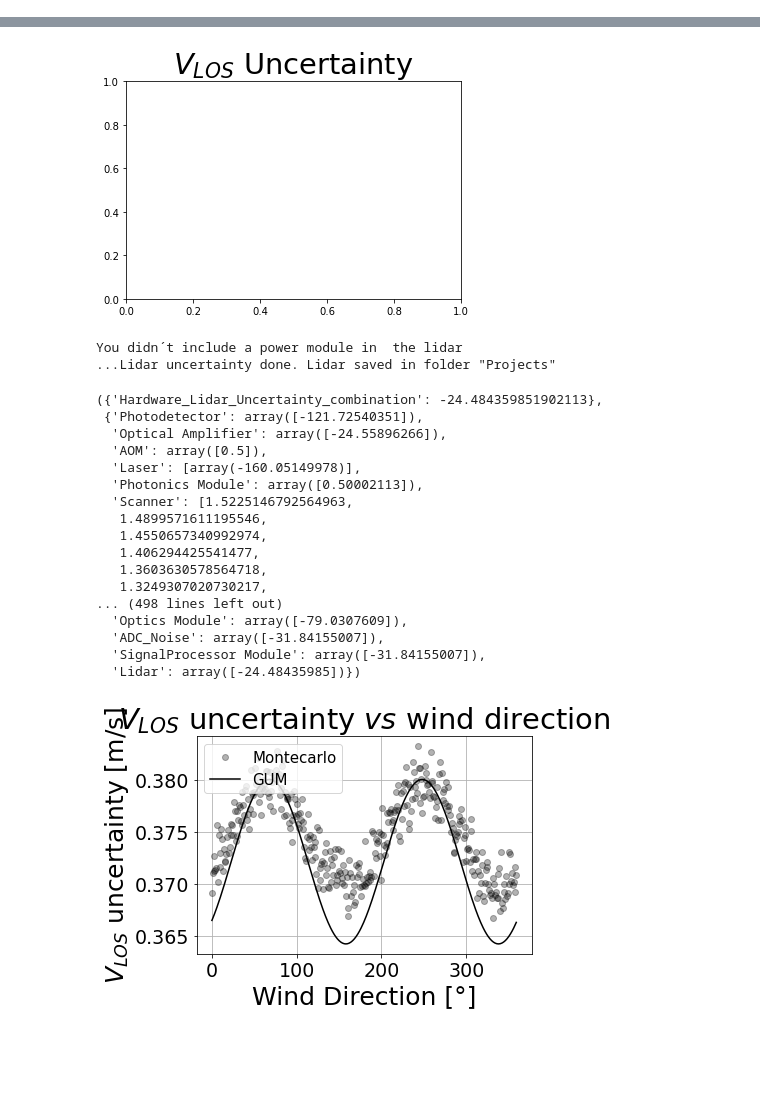
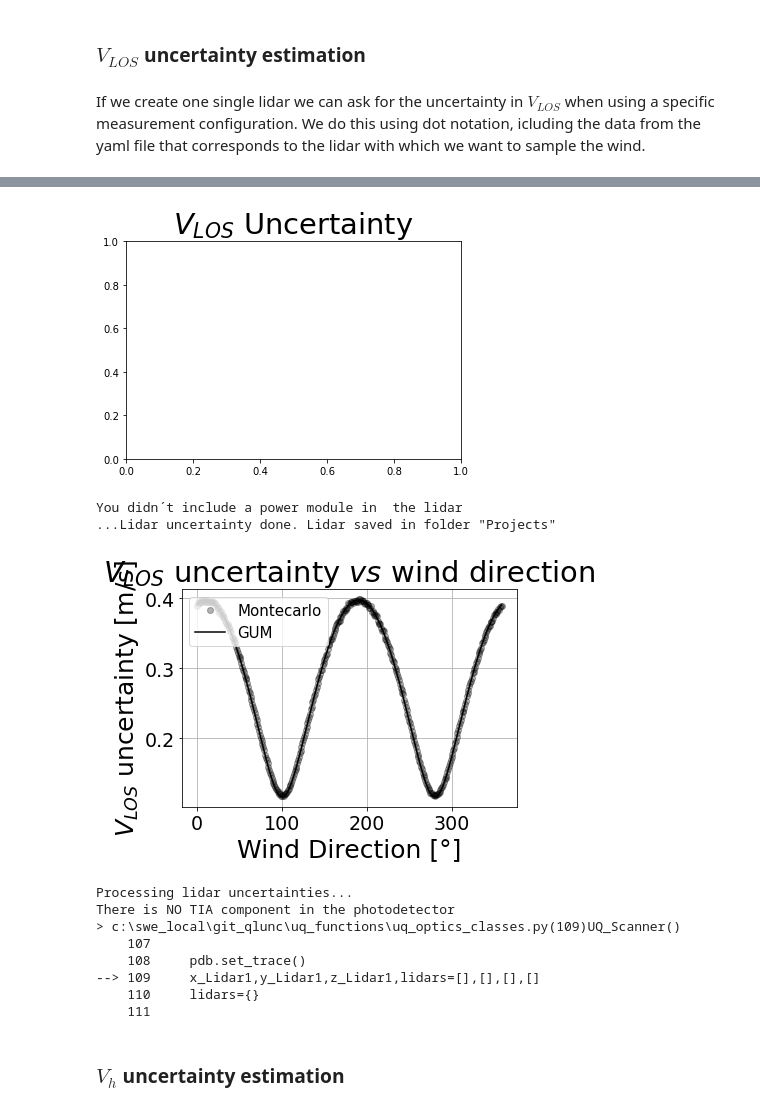
Before and after one commit to SWE-UniStuttgart/Qlunc, a Jupyter notebook: Tutorials/Tutorial2.ipynb, the cells around one changed output, grey strips where cells are left out. Saved outputs shown, nothing was run; the diff lists cells and outputs as text; code cells hidden in the pictures; blank space fills up the shorter version.

Commit message:
Tutorial2

```diff
--- a/Tutorials/Tutorial2.ipynb
+++ b/Tutorials/Tutorial2.ipynb
@@ -89,4 +72,7 @@ You didn´t include a power module in  the lidar
+# %% [markdown]
+### $V_{LOS}$  uncertainty estimation
+# %% [markdown]
+If we create one single lidar we can ask for the uncertainty in $V_{LOS}$ when using a specific measurement configuration. We do this using dot notation, icluding the data from the yaml file that corresponds to the lidar with which we want to sample the wind.
 # %%
-%run -i ./Tutorials/Qlunc_Instantiate_Tutorial2_file_2.py
-Lidar.Uncertainty(Lidar, Atmospheric_Scenario,cts,Qlunc_yaml_inputs2)
+U_VLOS_Caixa1=Lidar.Uncertainty(Lidar, Atmospheric_Scenario,cts,Qlunc_yaml_inputs1)
 # %% [output]
@@ -110,27 +89,23 @@ There is NO TIA component in the photodetector
 [figure]
 [figure]
 [figure]
 [figure]
 [figure]
 [figure]
 [figure]
 You didn´t include a power module in  the lidar
 ...Lidar uncertainty done. Lidar saved in folder "Projects"
-({'Hardware_Lidar_Uncertainty_combination': -24.484359851902113},
- {'Photodetector': array([-121.72540351]),
-  'Optical Amplifier': array([-24.55896266]),
-  'AOM': array([0.5]),
-  'Laser': [array(-160.05149978)],
-  'Photonics Module': array([0.50002113]),
-  'Scanner': [1.5225146792564963,
-   1.4899571611195546,
-   1.4550657340992974,
-   1.406294425541477,
-   1.3603630578564718,
-   1.3249307020730217,
-... (498 lines left out)
-  'Optics Module': array([-79.0307609]),
-  'ADC_Noise': array([-31.84155007]),
-  'SignalProcessor Module': array([-31.84155007]),
-  'Lidar': array([-24.48435985])})
-[figure, old version]
+[figure, new version]
+# %%
+U_VLOS_Caixa2=Lidar.Uncertainty(Lidar, Atmospheric_Scenario,cts,Qlunc_yaml_inputs2)
+# %% [output]
+Processing lidar uncertainties...
+There is NO TIA component in the photodetector
+> c:\swe_local\git_qlunc\uq_functions\uq_optics_classes.py(109)UQ_Scanner()
+    107
+    108     pdb.set_trace()
+--> 109     x_Lidar1,y_Lidar1,z_Lidar1,lidars=[],[],[],[]
+    110     lidars={}
+    111
+# %% [markdown]
+### $V_{h}$  uncertainty estimation
```
Also changed, not shown: parts of 10 cells of this notebook, 2 other files.
